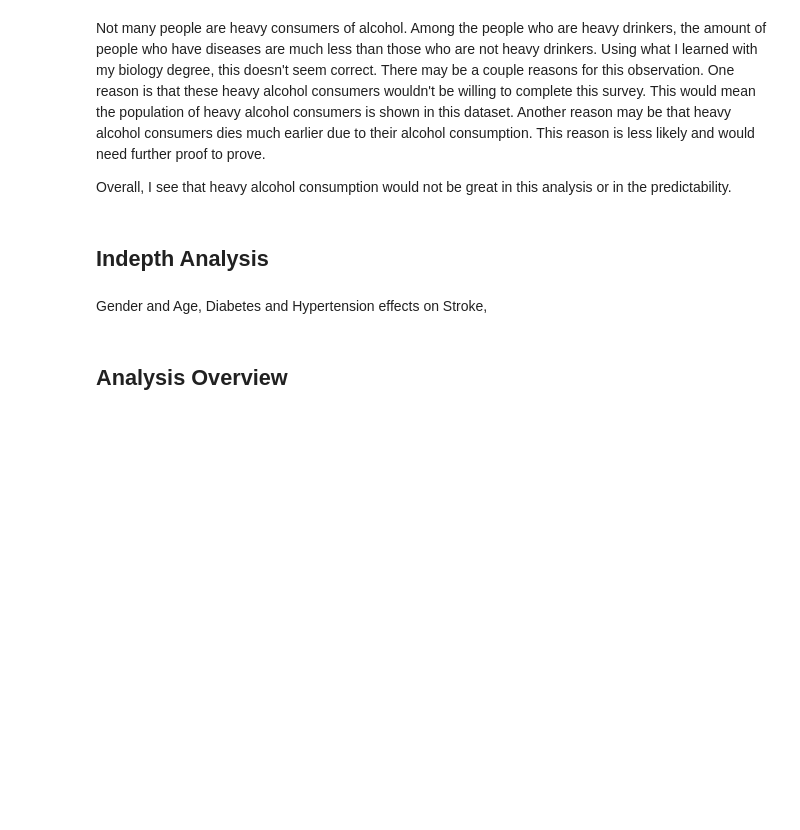
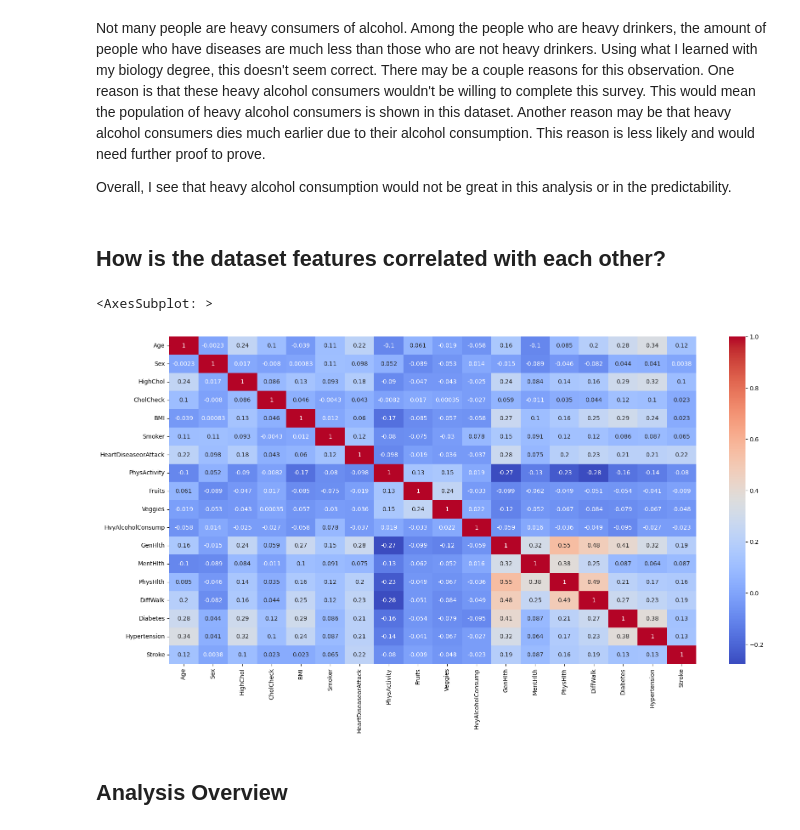
Before and after one commit to mz123analysis/Health-Analysis, a Jupyter notebook: Analysis/Analysis of our Heath Data.ipynb, the cells around one changed output. Cells and saved outputs as stored; diff of their text form; code cells hidden in the pictures; blank space fills up the shorter version.

```diff
--- a/Analysis/Analysis of our Heath Data.ipynb
+++ b/Analysis/Analysis of our Heath Data.ipynb
@@ -733,10 +739,15 @@ sm.stats.ttest_ind(HSY, HSN)
 Not many people are heavy consumers of alcohol. Among the people who are heavy drinkers, the amount of people who have diseases are much less than those who are not heavy drinkers. Using what I learned with my biology degree, this doesn't seem correct. There may be a couple reasons for this observation. One reason is that these heavy alcohol consumers wouldn't be willing to complete this survey. This would mean the population of heavy alcohol consumers is shown in this dataset. Another reason may be that heavy alcohol consumers dies much earlier due to their alcohol consumption. This reason is less likely and would need further proof to prove.
 
 Overall, I see that heavy alcohol consumption would not be great in this analysis or in the predictability.
-# %% [markdown]
-## Indepth Analysis
-# %% [markdown]
-Gender and Age, Diabetes and Hypertension effects on Stroke,
+# %% [markdown]
+## How is the dataset features correlated with each other?
+# %%
+da = pd.read_csv(url)
+plt.figure(figsize=(20,10))
+sns.heatmap(da.corr(),cmap='coolwarm',annot=True)
+# %% [output]
+<AxesSubplot: >
+[figure, added]
 # %% [markdown]
 ## Analysis Overview
 # %% [markdown]
```
Also changed, not shown: parts of 11 cells of this notebook, 1 other file.
